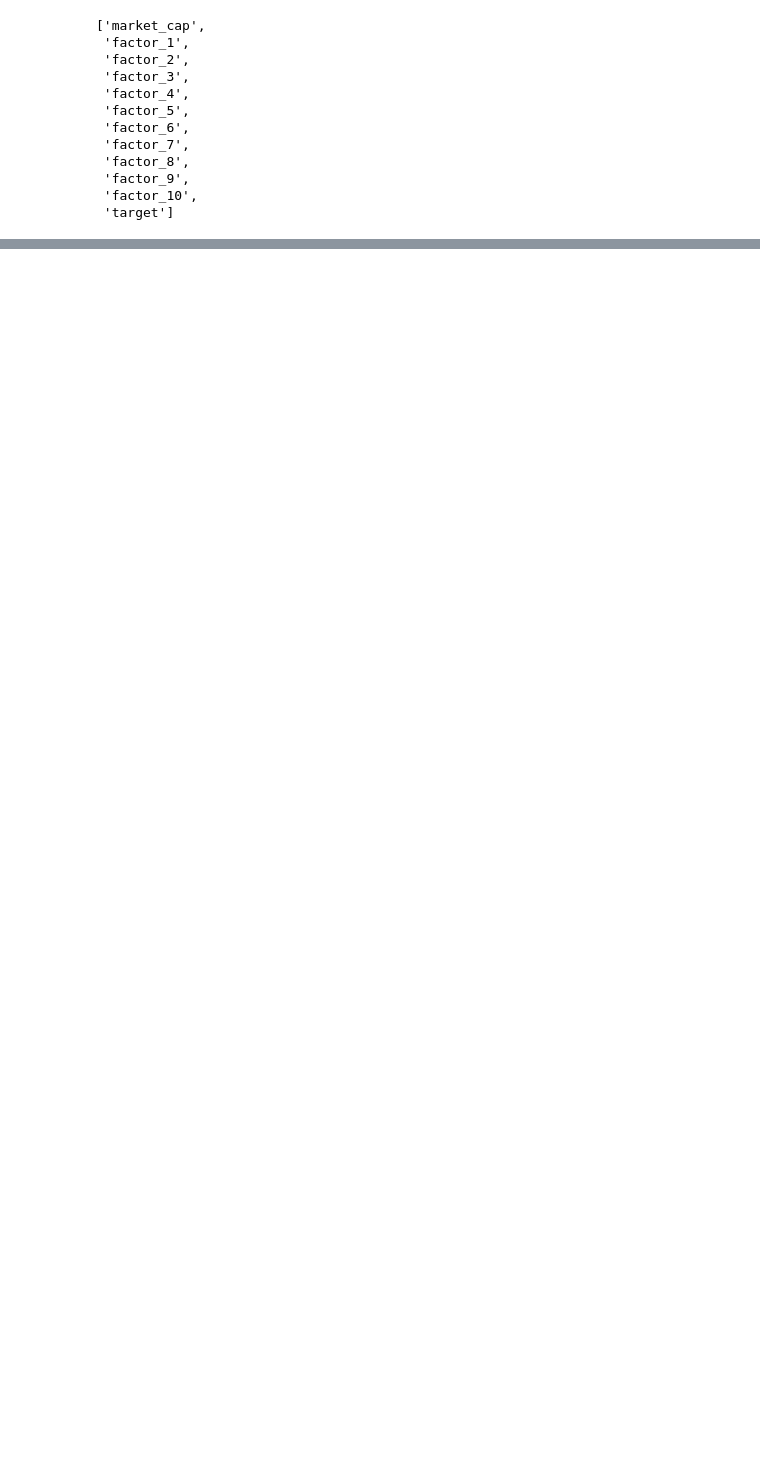
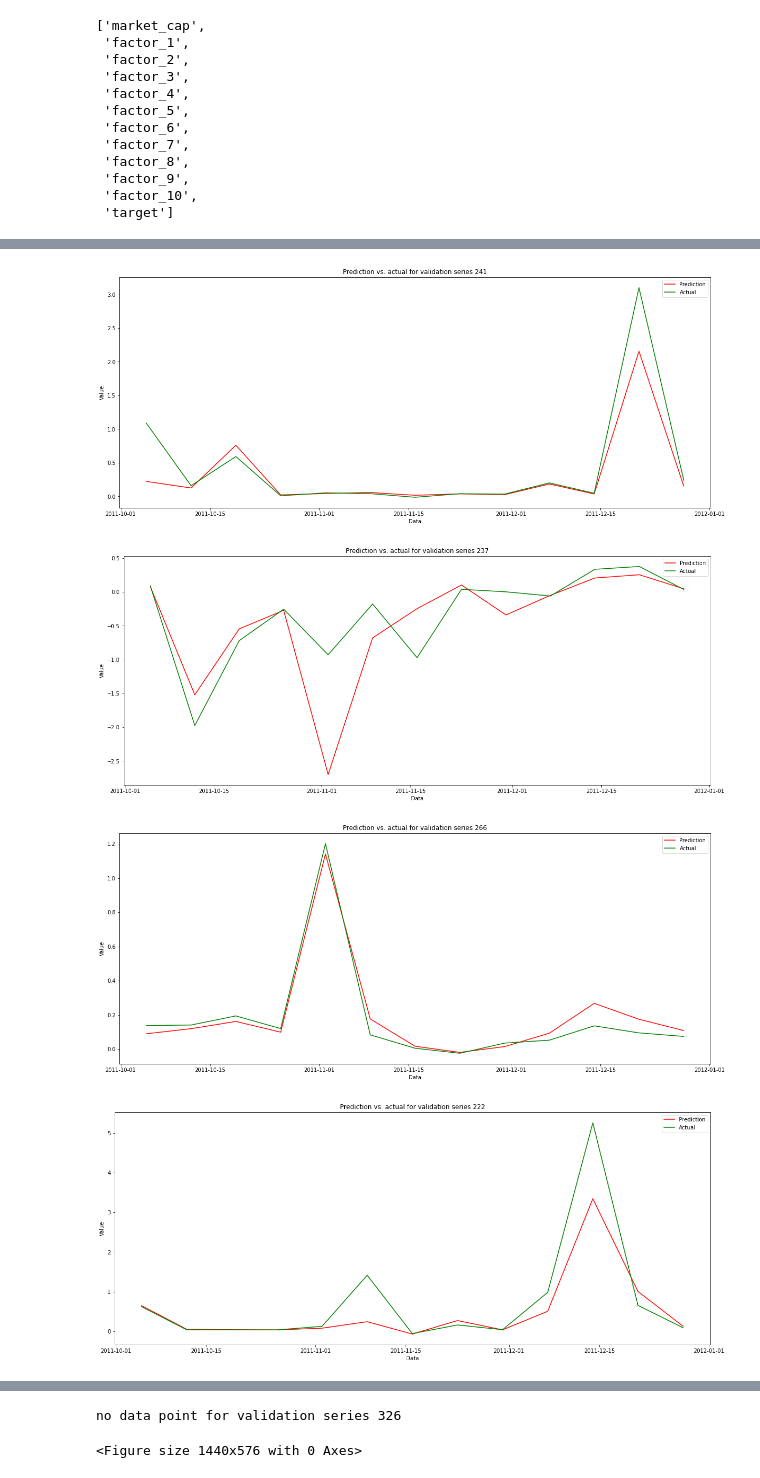
Before and after one commit to doogzultz/time_series_project, a Jupyter notebook: model_test_simple_and_classical.ipynb, the cells around one changed output, grey strips where cells are left out. Saved outputs shown, nothing was run; the diff lists cells and outputs as text; code cells hidden in the pictures; blank space fills up the shorter version.

```diff
--- a/model_test_simple_and_classical.ipynb
+++ b/model_test_simple_and_classical.ipynb
@@ -574,3 +698,0 @@ for i in range(0, 3):
-# %%
-for i in range(0,10):
-  plot_predictions(valid_scaled, np.random.randint(0, len(valid_scaled)))
@@ -587,0 +699,16 @@ for i in range(0,10):
+# %%
+def plot_random_predictions(n, model = model):
+
+  for i in range(0,n):
+    if valid_final[np.random.randint(0, len(valid_final))].shape[0] >0:
+      plot_predictions(valid_final, np.random.randint(0, len(valid_final)), model = model)
+      plt.show()
+    else:
+      plot_random_predictions(n-i)
+
+plot_random_predictions(10)
+# %% [output]
+[figure, added]
+[figure, added]
+[figure, added]
+[figure, added]
@@ -587,0 +716,2 @@ for i in range(0,10):
+no data point for validation series 326
+<Figure size 1440x576 with 0 Axes>
```
Also changed, not shown: parts of 62 cells of this notebook.
